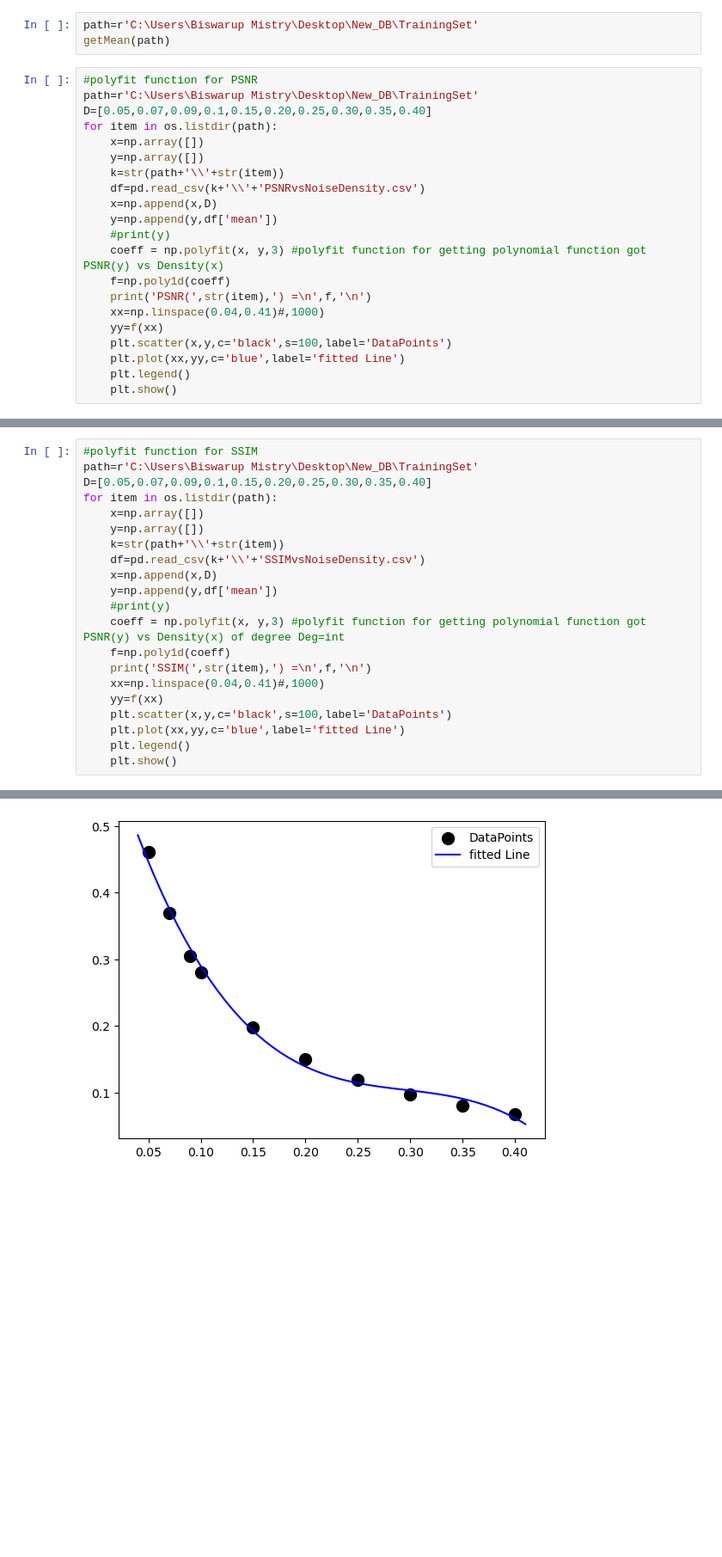
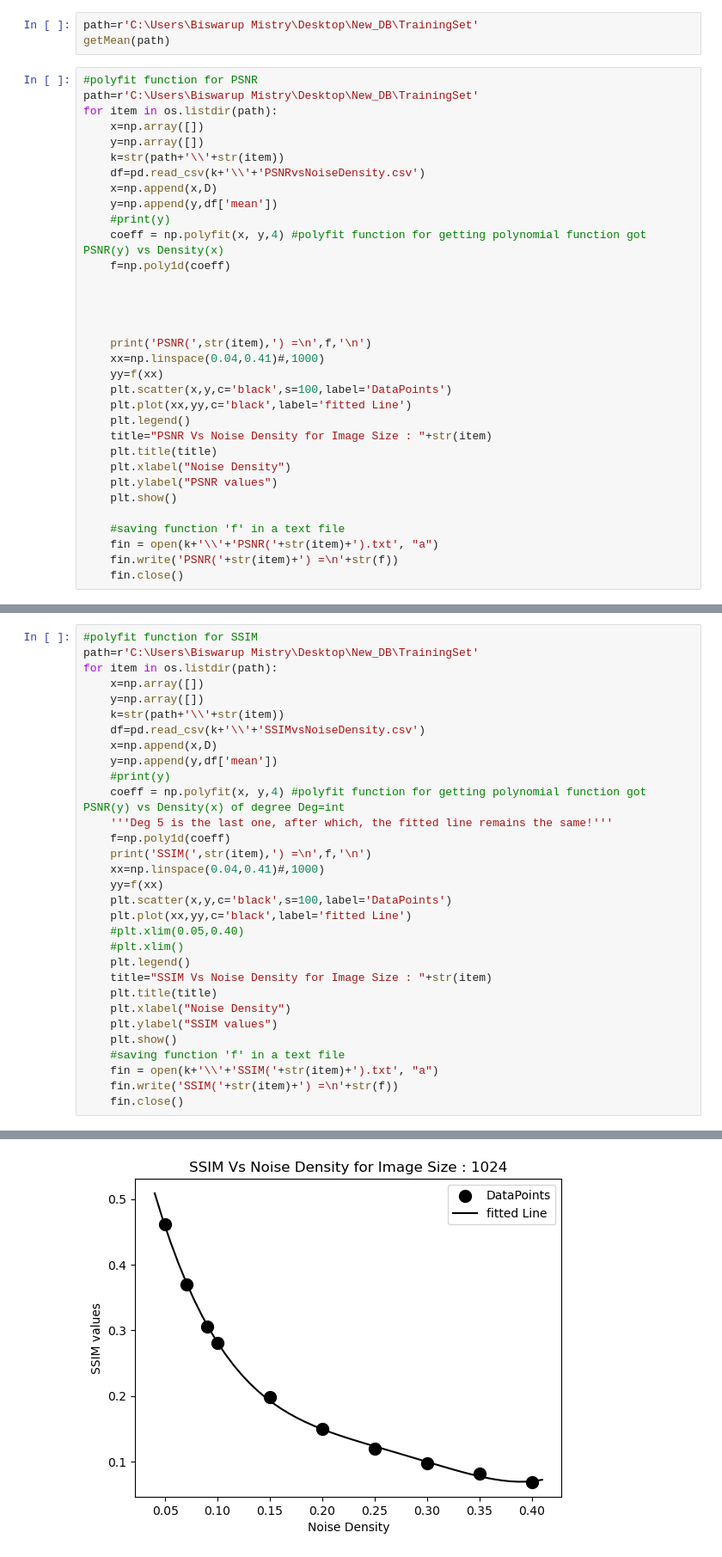
Before and after one commit to Biswarup-Mistry/Python-Programming, a Jupyter notebook: polyfit_ver_1.ipynb, the cells around one changed output, grey strips where cells are left out. Shown at 86% size. Cells and saved outputs as stored; diff of their text form; blank space fills up the shorter version.

```diff
--- a/polyfit_ver_1.ipynb
+++ b/polyfit_ver_1.ipynb
@@ -223,7 +228,6 @@ getMean(path)
 # %%
 #polyfit function for PSNR
 path=r'C:\Users\Biswarup Mistry\Desktop\New_DB\TrainingSet'
-D=[0.05,0.07,0.09,0.1,0.15,0.20,0.25,0.30,0.35,0.40]
 for item in os.listdir(path):
     x=np.array([])
     y=np.array([])
@@ -232,14 +236,27 @@ for item in os.listdir(path):
     x=np.append(x,D)
     y=np.append(y,df['mean'])
     #print(y)
-    coeff = np.polyfit(x, y,3) #polyfit function for getting polynomial function got PSNR(y) vs Density(x)
+    coeff = np.polyfit(x, y,4) #polyfit function for getting polynomial function got PSNR(y) vs Density(x)
     f=np.poly1d(coeff)
+
+
+
+
     print('PSNR(',str(item),') =\n',f,'\n')
     xx=np.linspace(0.04,0.41)#,1000)
     yy=f(xx)
     plt.scatter(x,y,c='black',s=100,label='DataPoints')
-    plt.plot(xx,yy,c='blue',label='fitted Line')
+    plt.plot(xx,yy,c='black',label='fitted Line')
     plt.legend()
+    title="PSNR Vs Noise Density for Image Size : "+str(item)
+    plt.title(title)
+    plt.xlabel("Noise Density")
+    plt.ylabel("PSNR values")
     plt.show()
+
+    #saving function 'f' in a text file
+    fin = open(k+'\\'+'PSNR('+str(item)+').txt', "a")
+    fin.write('PSNR('+str(item)+') =\n'+str(f))
+    fin.close()
 # %% [output]
 PSNR( 1024 ) =
@@ -257,7 +274,6 @@ PSNR( 512 ) =
 # %%
 #polyfit function for SSIM
 path=r'C:\Users\Biswarup Mistry\Desktop\New_DB\TrainingSet'
-D=[0.05,0.07,0.09,0.1,0.15,0.20,0.25,0.30,0.35,0.40]
 for item in os.listdir(path):
     x=np.array([])
     y=np.array([])
@@ -266,14 +282,25 @@ for item in os.listdir(path):
     x=np.append(x,D)
     y=np.append(y,df['mean'])
     #print(y)
-    coeff = np.polyfit(x, y,3) #polyfit function for getting polynomial function got PSNR(y) vs Density(x) of degree Deg=int
+    coeff = np.polyfit(x, y,4) #polyfit function for getting polynomial function got PSNR(y) vs Density(x) of degree Deg=int
+    '''Deg 5 is the last one, after which, the fitted line remains the same!'''
     f=np.poly1d(coeff)
     print('SSIM(',str(item),') =\n',f,'\n')
     xx=np.linspace(0.04,0.41)#,1000)
     yy=f(xx)
     plt.scatter(x,y,c='black',s=100,label='DataPoints')
-    plt.plot(xx,yy,c='blue',label='fitted Line')
+    plt.plot(xx,yy,c='black',label='fitted Line')
+    #plt.xlim(0.05,0.40)
+    #plt.xlim()
     plt.legend()
+    title="SSIM Vs Noise Density for Image Size : "+str(item)
+    plt.title(title)
+    plt.xlabel("Noise Density")
+    plt.ylabel("SSIM values")
     plt.show()
+    #saving function 'f' in a text file
+    fin = open(k+'\\'+'SSIM('+str(item)+').txt', "a")
+    fin.write('SSIM('+str(item)+') =\n'+str(f))
+    fin.close()
 # %% [output]
 SSIM( 1024 ) =
@@ -282,2 +309,2 @@ SSIM( 1024 ) =
-[figure, old version]
+[figure, new version]
 SSIM( 256 ) =
```
Also changed, not shown: parts of 7 cells of this notebook, 22 other files.
